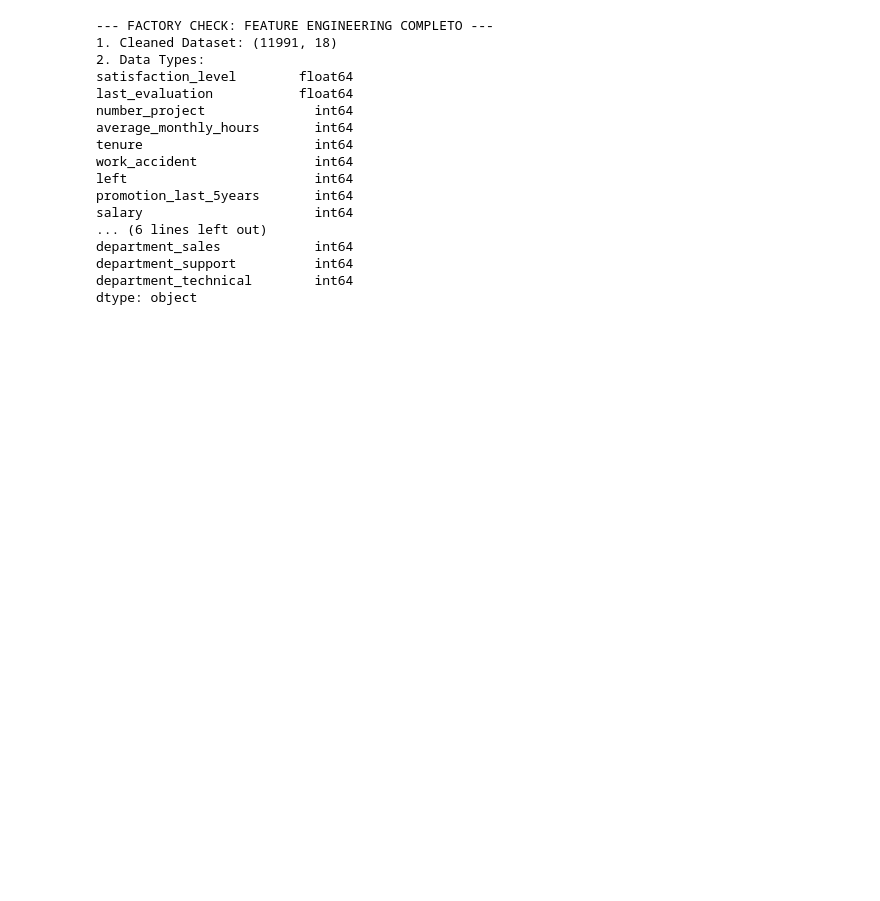
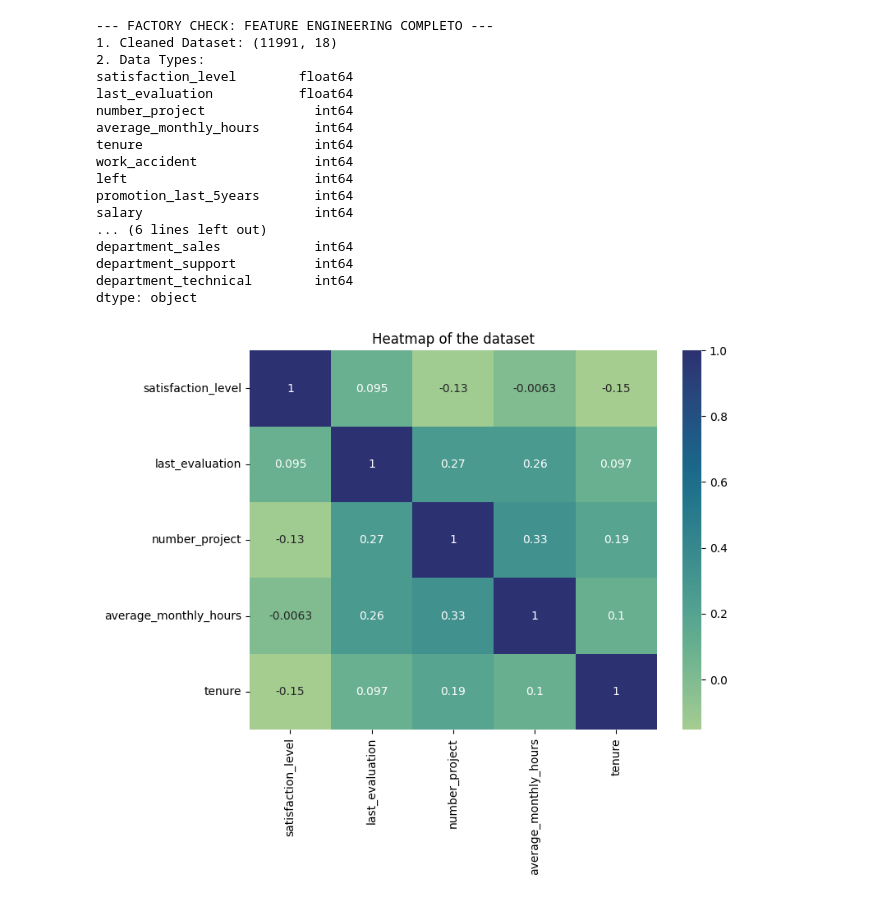
Before and after one commit to ShanT237/salifort-retention-project, a Jupyter notebook: notebooks/01_eda_and_modeling.ipynb, the cells around one changed output. Saved outputs shown, nothing was run; the diff lists cells and outputs as text; code cells hidden in the pictures; blank space fills up the shorter version.

```diff
--- a/notebooks/01_eda_and_modeling.ipynb
+++ b/notebooks/01_eda_and_modeling.ipynb
@@ -261,23 +261,23 @@ plt.show()
 # %% [output]
 [figure]
 # %%
-df_procesado = df.copy()
+df_processed = df.copy()
 
 salary_map = {'low': 0, 'medium': 1, 'high': 2}
-df_procesado['salary'] = df_procesado['salary'].map(salary_map)
+df_processed['salary'] = df_processed['salary'].map(salary_map)
 
-df_procesado = pd.get_dummies(df_procesado, columns=['department'], drop_first=True)
+df_processed = pd.get_dummies(df_processed, columns=['department'], drop_first=True)
 
 
-bool_cols = df_procesado.select_dtypes(include=['bool']).columns
-df_procesado[bool_cols] = df_procesado[bool_cols].astype(int)
+bool_cols = df_processed.select_dtypes(include=['bool']).columns
+df_processed[bool_cols] = df_processed[bool_cols].astype(int)
 
-df_procesado.to_csv('../data/processed/cleaned_HR_data.csv', index=False)
+df_processed.to_csv('../data/processed/cleaned_HR_data.csv', index=False)
 
 print("--- FACTORY CHECK: FEATURE ENGINEERING COMPLETO ---")
-print(f"1. Cleaned Dataset: {df_procesado.shape}")
+print(f"1. Cleaned Dataset: {df_processed.shape}")
 print("2. Data Types:")
-print(df_procesado.dtypes)
+print(df_processed.dtypes)
 # %% [output]
 --- FACTORY CHECK: FEATURE ENGINEERING COMPLETO ---
 1. Cleaned Dataset: (11991, 18)
@@ -296,3 +296,12 @@ department_sales            int64
 department_support          int64
 department_technical        int64
 dtype: object
+# %%
+### Correlation heatmap for selected features
+plt.figure(figsize=(8, 6))
+sns.heatmap(df_processed[['satisfaction_level', 'last_evaluation', 'number_project', 'average_monthly_hours', 'tenure']]
+            .corr(), annot=True, cmap="crest")
+plt.title('Heatmap of the dataset')
+plt.show()
+# %% [output]
+[figure, added]
```
Also changed, not shown: parts of 3 cells of this notebook.
